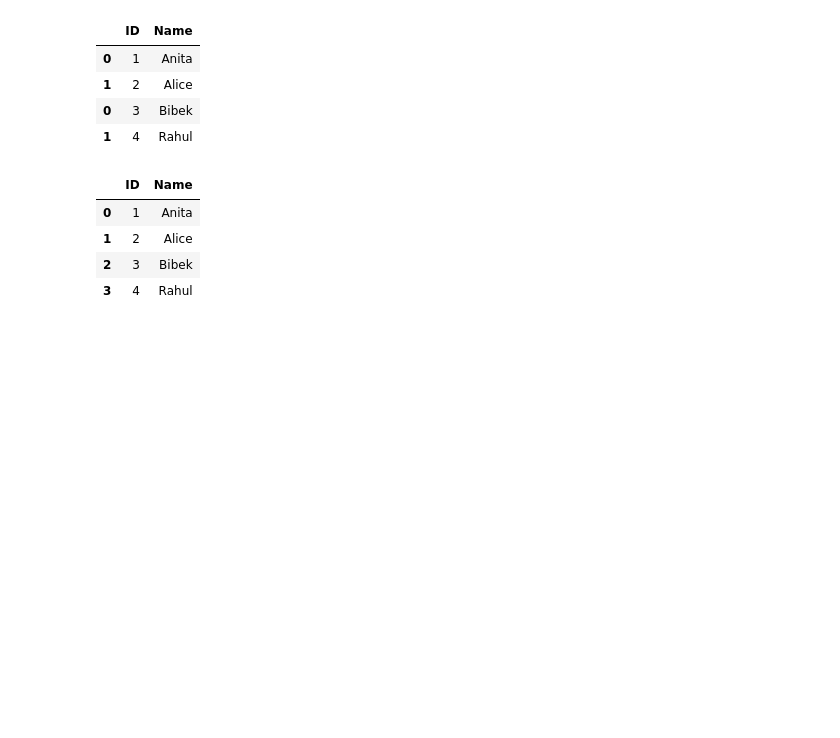
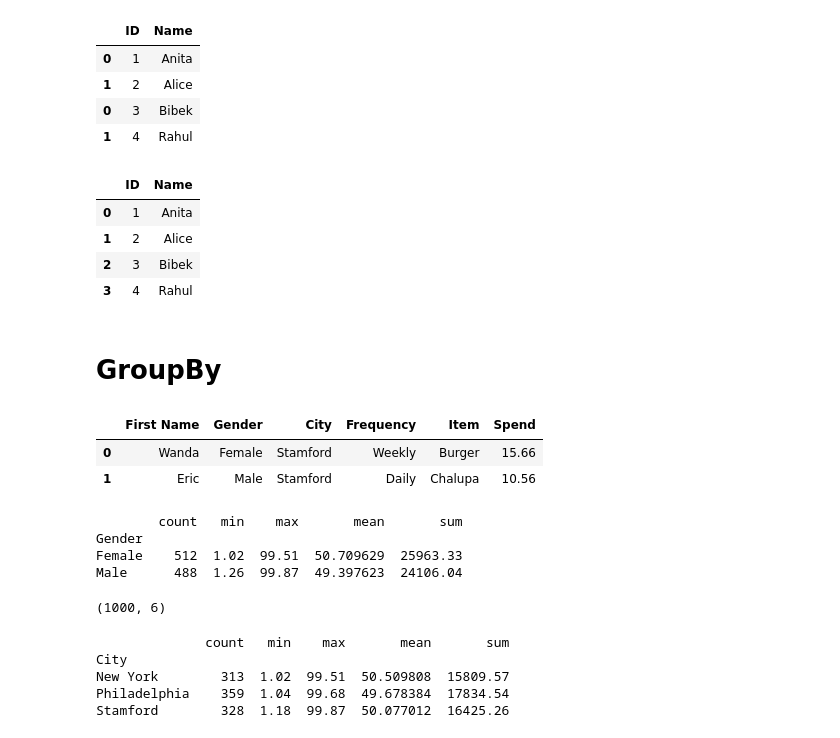
Before and after one commit to sthasarita/Pandas, a Jupyter notebook: cleaning_foods_csvfile.ipynb, the cells around one changed output. Drawn from its saved outputs; the diff is of its cells as text; code cells hidden in the pictures; blank space fills up the shorter version.

```diff
--- a/cleaning_foods_csvfile.ipynb
+++ b/cleaning_foods_csvfile.ipynb
@@ -915,3 +915,34 @@ result
 | 1 | 2 | Alice |
 | 2 | 3 | Bibek |
 | 3 | 4 | Rahul |
+# %% [markdown]
+# GroupBy
+# %%
+foods.head(2)
+# %% [output]
+|  | First Name | Gender | City | Frequency | Item | Spend |
+| 0 | Wanda | Female | Stamford | Weekly | Burger | 15.66 |
+| 1 | Eric | Male | Stamford | Daily | Chalupa | 10.56 |
+# %%
+# grouping by gender to know about the spend column in detail
+gender_stats = foods.groupby("Gender")['Spend'].agg(['count','min','max','mean','sum'])
+print(gender_stats)
+# %% [output]
+        count   min    max       mean       sum
+Gender
+Female    512  1.02  99.51  50.709629  25963.33
+Male      488  1.26  99.87  49.397623  24106.04
+# %%
+foods.shape
+# %% [output]
+(1000, 6)
+# %%
+# grouping by city to know about the spend column in detail
+gender_stats = foods.groupby("City")['Spend'].agg(['count','min','max','mean','sum'])
+print(gender_stats)
+# %% [output]
+              count   min    max       mean       sum
+City
+New York        313  1.02  99.51  50.509808  15809.57
+Philadelphia    359  1.04  99.68  49.678384  17834.54
+Stamford        328  1.18  99.87  50.077012  16425.26
```
Also changed, not shown: parts of 14 cells of this notebook.
